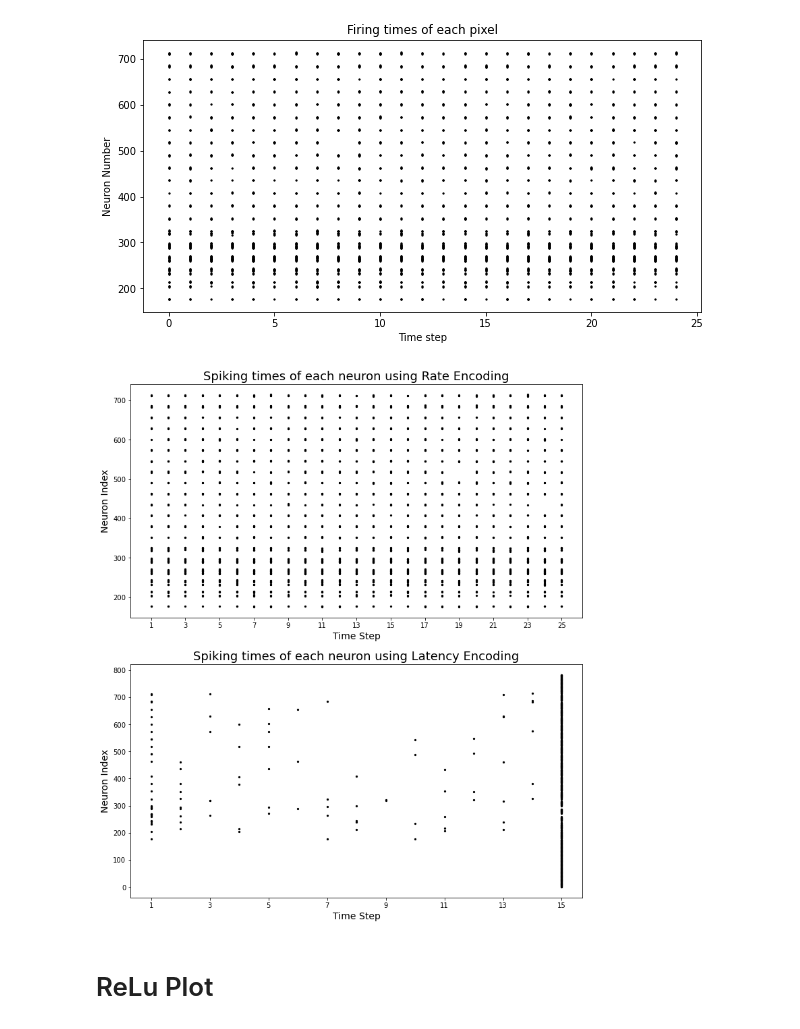
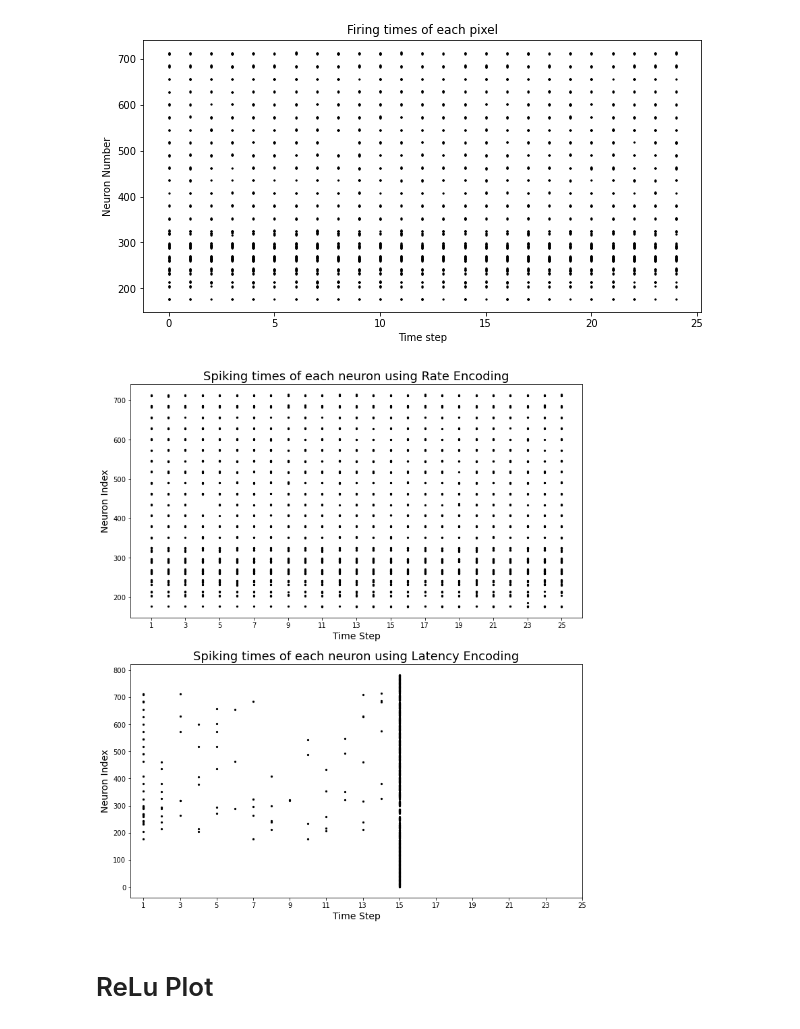
Before and after one commit to Wyndegarde/Masters-Project, a Jupyter notebook: All Plots.ipynb, the cells around one changed output. Saved outputs shown, nothing was run; the diff lists cells and outputs as text; code cells hidden in the pictures.

```diff
--- a/All Plots.ipynb
+++ b/All Plots.ipynb
@@ -320,28 +396,31 @@ plt.ylabel("Neuron Number")
 plt.show()
 # %% [output]
 [figure]
+# %%
+def func_formater(value,tick):
+    return value + 1
 # %%
 fig, axs = plt.subplots(2,1, figsize=(12, 14))
 splt.raster(x_rate[:, 1].view(25, -1), axs[0], s=5, c="black")
 splt.raster(x_latency[:, 1].view(25, -1), axs[1], s=5, c="black")
 axs[0].set_title('Spiking times of each neuron using Rate Encoding',fontsize = 18)
 axs[1].set_title('Spiking times of each neuron using Latency Encoding',fontsize = 18)
 
 axs[0].set_ylabel('Neuron Index',fontsize = 14)
 axs[1].set_ylabel('Neuron Index',fontsize = 14)
 
 axs[0].set_xlabel('Time Step',fontsize = 14)
 axs[1].set_xlabel('Time Step',fontsize = 14)
 
 axs[0].xaxis.set_major_formatter(plt.FuncFormatter(func_formater))
 axs[0].set_xticks(range(0,26,2))
 
 axs[1].xaxis.set_major_formatter(plt.FuncFormatter(func_formater))
-axs[1].set_xticks(range(0,15,2))
+axs[1].set_xticks(range(0,26,2))
 
 plt.show()
 # %% [output]
-[figure, old version]
+[figure, new version]
 # %% [markdown]
 # ReLu Plot
 # %%
```
Also changed, not shown: parts of 13 cells of this notebook.
